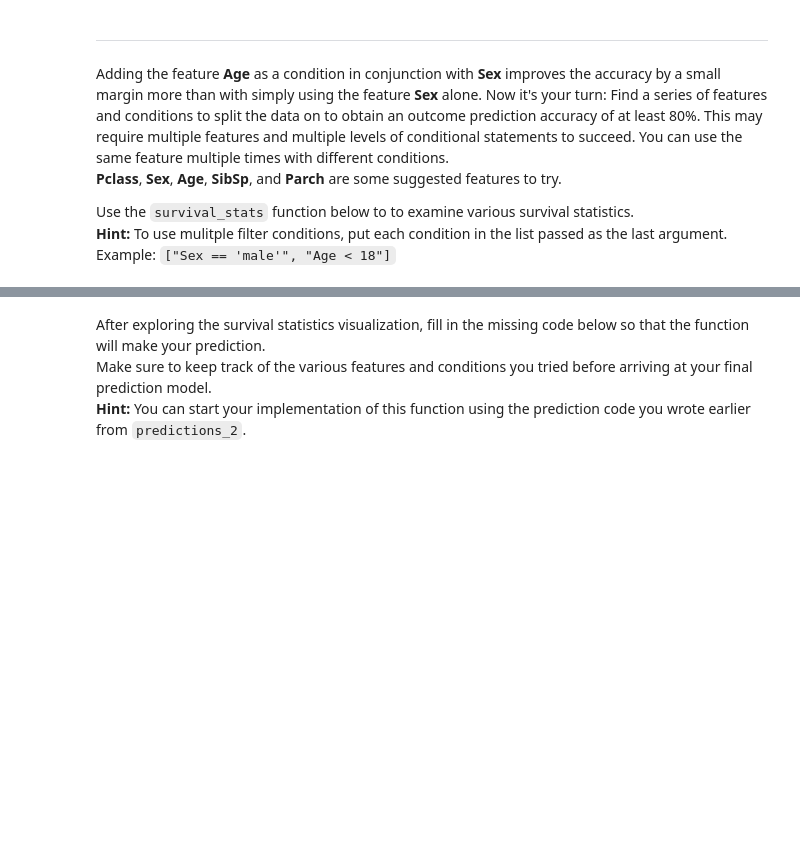
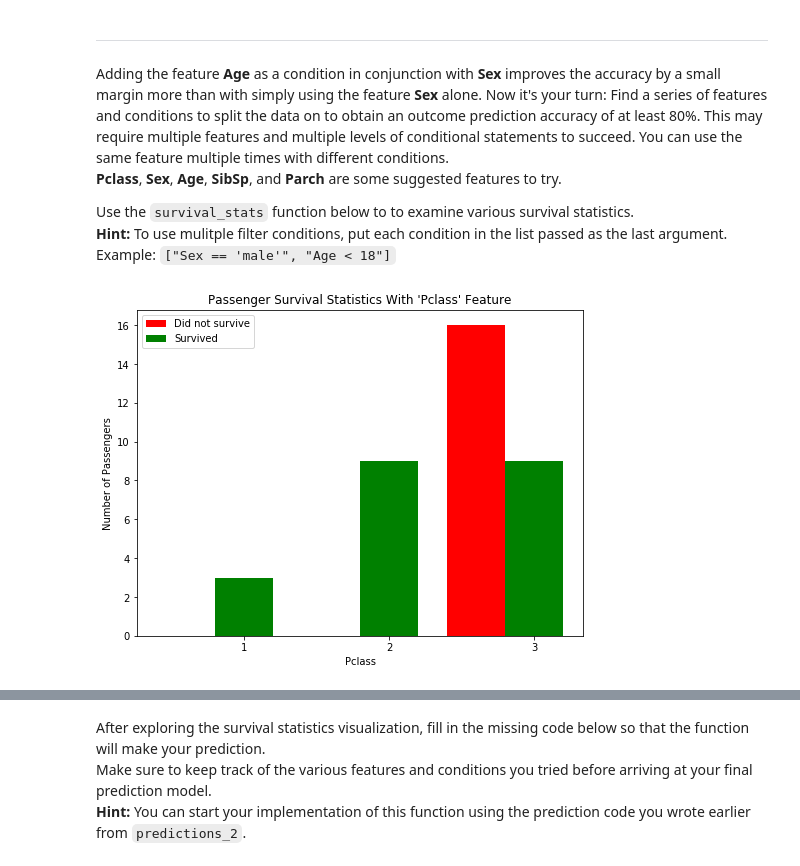
Before and after one commit to leexa90/ML_nanodegree, a Jupyter notebook: projects/titanic_survival_exploration/titanic_survival_exploration.ipynb, the cells around one changed output, grey strips where cells are left out. Saved outputs shown, nothing was run; the diff lists cells and outputs as text; code cells hidden in the pictures; blank space fills up the shorter version.

```diff
--- a/projects/titanic_survival_exploration/titanic_survival_exploration.ipynb
+++ b/projects/titanic_survival_exploration/titanic_survival_exploration.ipynb
@@ -235,4 +235,8 @@ Adding the feature **Age** as a condition in conjunction with **Sex** improves t
 
 Use the `survival_stats` function below to to examine various survival statistics.
 **Hint:** To use mulitple filter conditions, put each condition in the list passed as the last argument. Example: `["Sex == 'male'", "Age < 18"]`
+# %%
+vs.survival_stats(data, outcomes, 'Pclass', ["Sex == 'male'","Age <= 12","Pclass <= 3"])
+# %% [output]
+[figure, added]
 # %%
```
Also changed, not shown: parts of 8 cells of this notebook, 1 other file.
